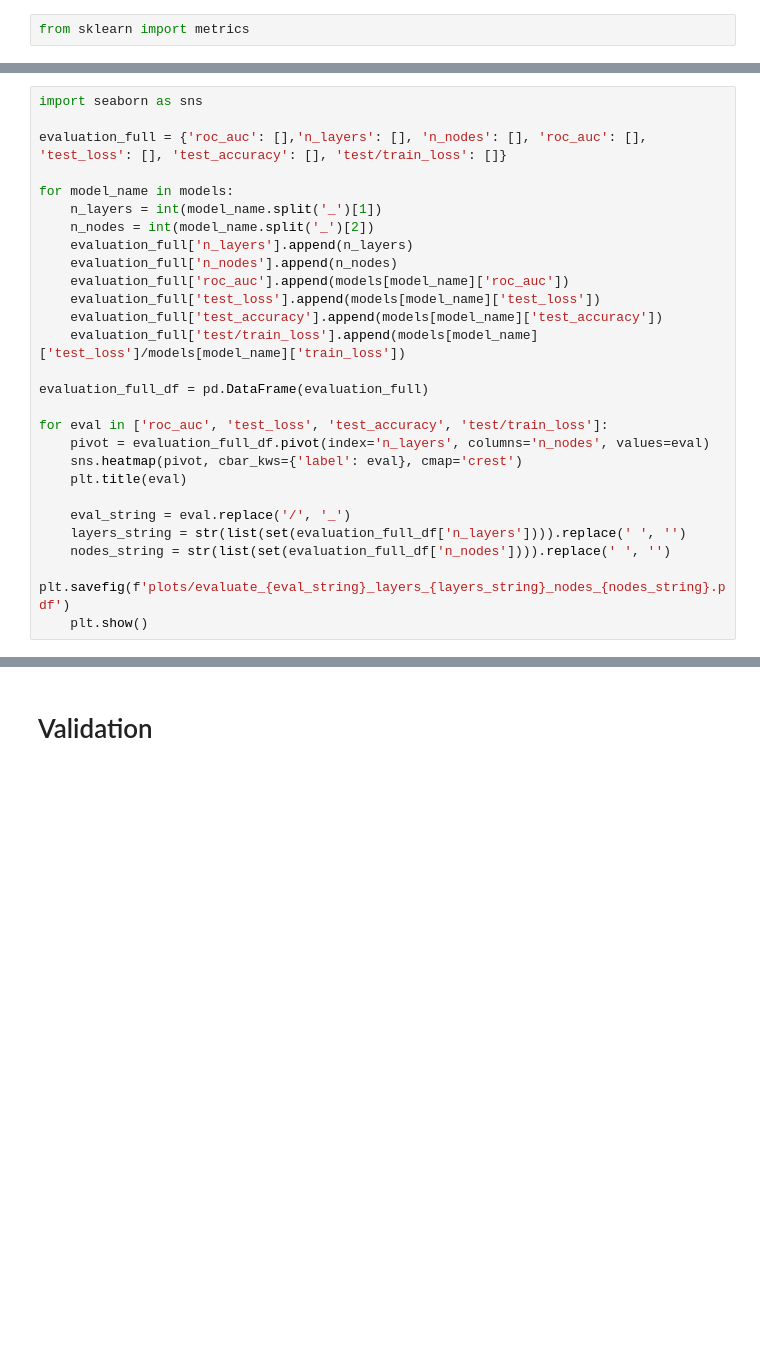
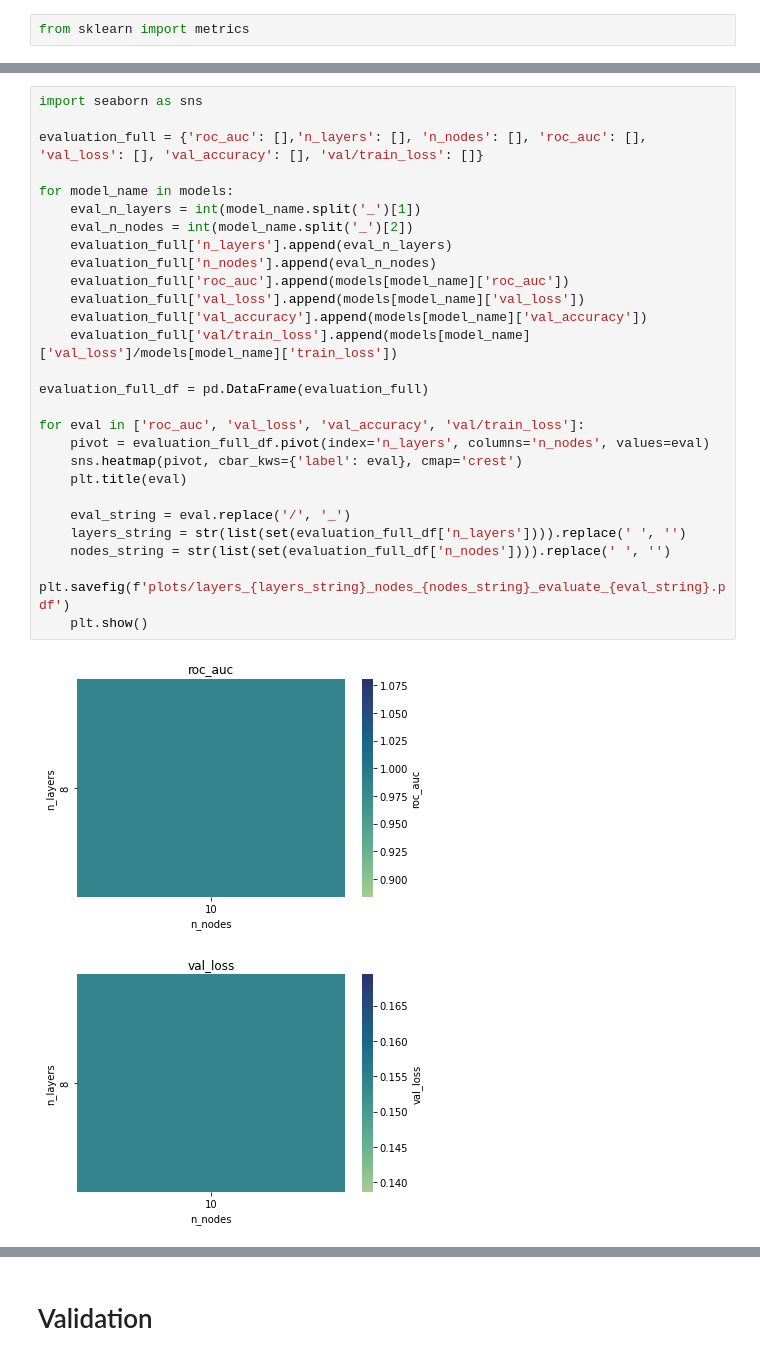
Before and after one commit to MaxStange1005/ATLAS-OpenData-Higgs-NeuralNetworks, a Jupyter notebook: machine_learning.ipynb, the cells around one changed output, grey strips where cells are left out. Cells and saved outputs as stored; diff of their text form; blank space fills up the shorter version.

```diff
--- a/machine_learning.ipynb
+++ b/machine_learning.ipynb
@@ -400,27 +443,30 @@ dnn_6_100:      ROC = 0.965     test_loss = 0.28301673  test_acc = 92.2%
 # %%
 import seaborn as sns
 
-evaluation_full = {'roc_auc': [],'n_layers': [], 'n_nodes': [], 'roc_auc': [], 'test_loss': [], 'test_accuracy': [], 'test/train_loss': []}
+evaluation_full = {'roc_auc': [],'n_layers': [], 'n_nodes': [], 'roc_auc': [], 'val_loss': [], 'val_accuracy': [], 'val/train_loss': []}
 
 for model_name in models:
-    n_layers = int(model_name.split('_')[1])
-    n_nodes = int(model_name.split('_')[2])
-    evaluation_full['n_layers'].append(n_layers)
-    evaluation_full['n_nodes'].append(n_nodes)
+    eval_n_layers = int(model_name.split('_')[1])
+    eval_n_nodes = int(model_name.split('_')[2])
+    evaluation_full['n_layers'].append(eval_n_layers)
+    evaluation_full['n_nodes'].append(eval_n_nodes)
     evaluation_full['roc_auc'].append(models[model_name]['roc_auc'])
-    evaluation_full['test_loss'].append(models[model_name]['test_loss'])
-    evaluation_full['test_accuracy'].append(models[model_name]['test_accuracy'])
-    evaluation_full['test/train_loss'].append(models[model_name]['test_loss']/models[model_name]['train_loss'])
+    evaluation_full['val_loss'].append(models[model_name]['val_loss'])
+    evaluation_full['val_accuracy'].append(models[model_name]['val_accuracy'])
+    evaluation_full['val/train_loss'].append(models[model_name]['val_loss']/models[model_name]['train_loss'])
 
 evaluation_full_df = pd.DataFrame(evaluation_full)
 
-for eval in ['roc_auc', 'test_loss', 'test_accuracy', 'test/train_loss']:
+for eval in ['roc_auc', 'val_loss', 'val_accuracy', 'val/train_loss']:
     pivot = evaluation_full_df.pivot(index='n_layers', columns='n_nodes', values=eval)
     sns.heatmap(pivot, cbar_kws={'label': eval}, cmap='crest')
     plt.title(eval)
 
     eval_string = eval.replace('/', '_')
     layers_string = str(list(set(evaluation_full_df['n_layers']))).replace(' ', '')
     nodes_string = str(list(set(evaluation_full_df['n_nodes']))).replace(' ', '')
-    plt.savefig(f'plots/evaluate_{eval_string}_layers_{layers_string}_nodes_{nodes_string}.pdf')
+    plt.savefig(f'plots/layers_{layers_string}_nodes_{nodes_string}_evaluate_{eval_string}.pdf')
     plt.show()
+# %% [output]
+[figure, added]
+[figure, added]
```
Also changed, not shown: parts of 35 cells of this notebook, 1 other file.
